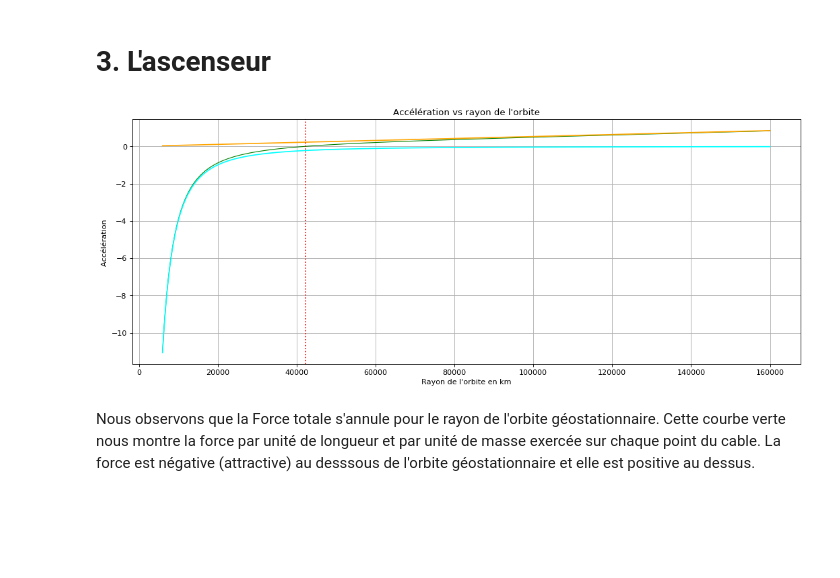
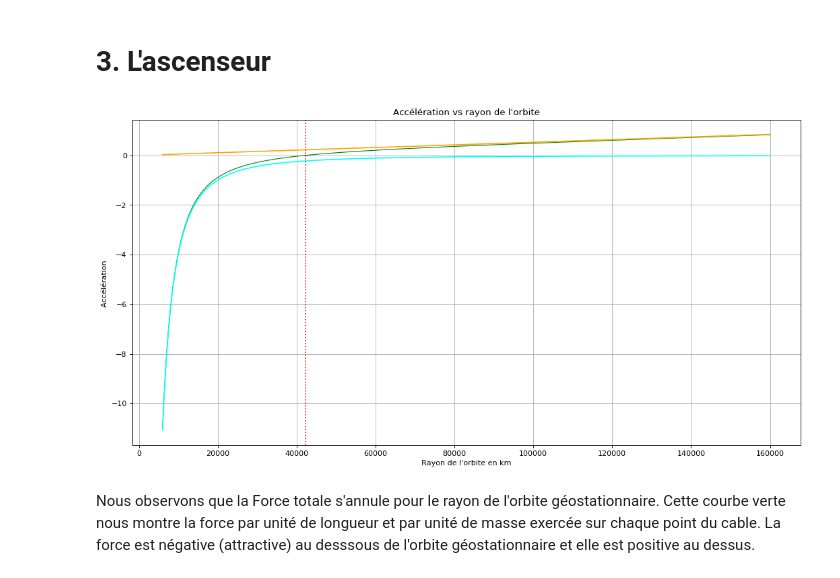
Before and after one commit to christophe-bonnefoy/TPE-SRR-2018, a Jupyter notebook: TPE-Ascenseur-Spatial.ipynb, the cells around one changed output. Drawn from its saved outputs; the diff is of its cells as text; code cells hidden in the pictures; blank space fills up the shorter version.

```diff
--- a/TPE-Ascenseur-Spatial.ipynb
+++ b/TPE-Ascenseur-Spatial.ipynb
@@ -77,30 +77,30 @@ VitesseAngulaire = np.sqrt((G*M)/(r_km**3))
 # %%
 # Le rayon r prendra des valeurs entre 6.000 km et 150.000 km
 r_km = np.arange(6000, 160000, 1)
 
 AccGravitation = 1E-6 * (G*M)/(r_km**2)
 AccCentrifuge  = 1E3  * r_km * Wt**2
 
 AccTotale = - AccGravitation + AccCentrifuge
 
 
 
-plt.figure(figsize=(16, 6), dpi= 80, facecolor='w', edgecolor='k')
+plt.figure(figsize=(16, 8), dpi= 80, facecolor='w', edgecolor='k')
 
 plt.plot(r_km,  AccTotale, color="green", linewidth=1)
 plt.plot(r_km, -AccGravitation, color="cyan")
 plt.plot(r_km,  AccCentrifuge, color="orange")
 
 plt.axvline(x=Rg, linestyle=":", color="red")
 
 plt.xlabel("Rayon de l'orbite en km")
 plt.ylabel("Accélération ")
 plt.grid()
 plt.title("Accélération vs rayon de l'orbite")
 
 plt.show()
 # %% [output]
-[figure, old version]
+[figure, new version]
 # %% [markdown]
 Nous observons que la Force totale s'annule pour le rayon de l'orbite géostationnaire. Cette courbe verte nous montre la force par unité de longueur et par unité de masse exercée sur chaque point du cable. La force est négative (attractive) au desssous de l'orbite géostationnaire et elle est positive au dessus.
 # %% [markdown]
```
